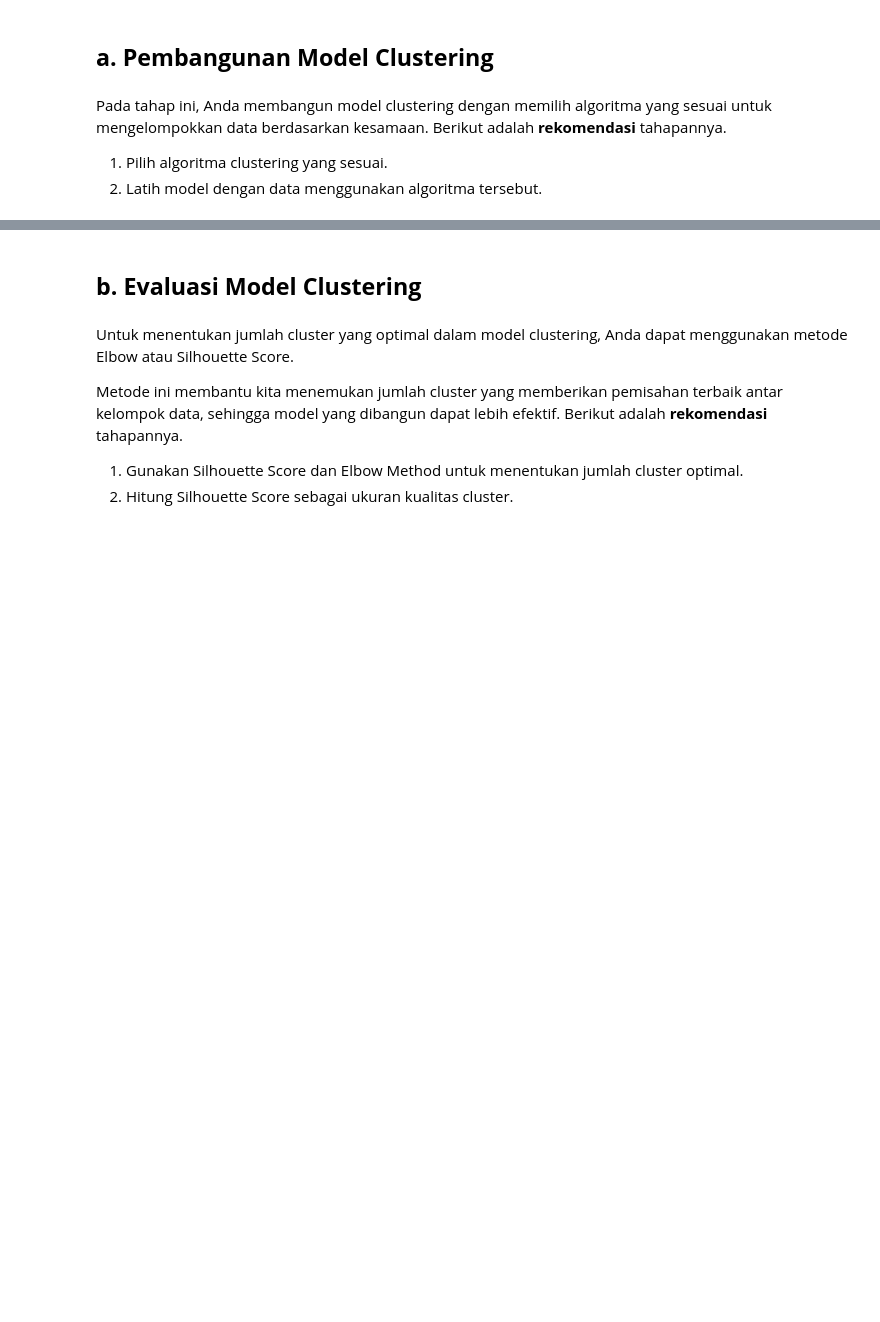
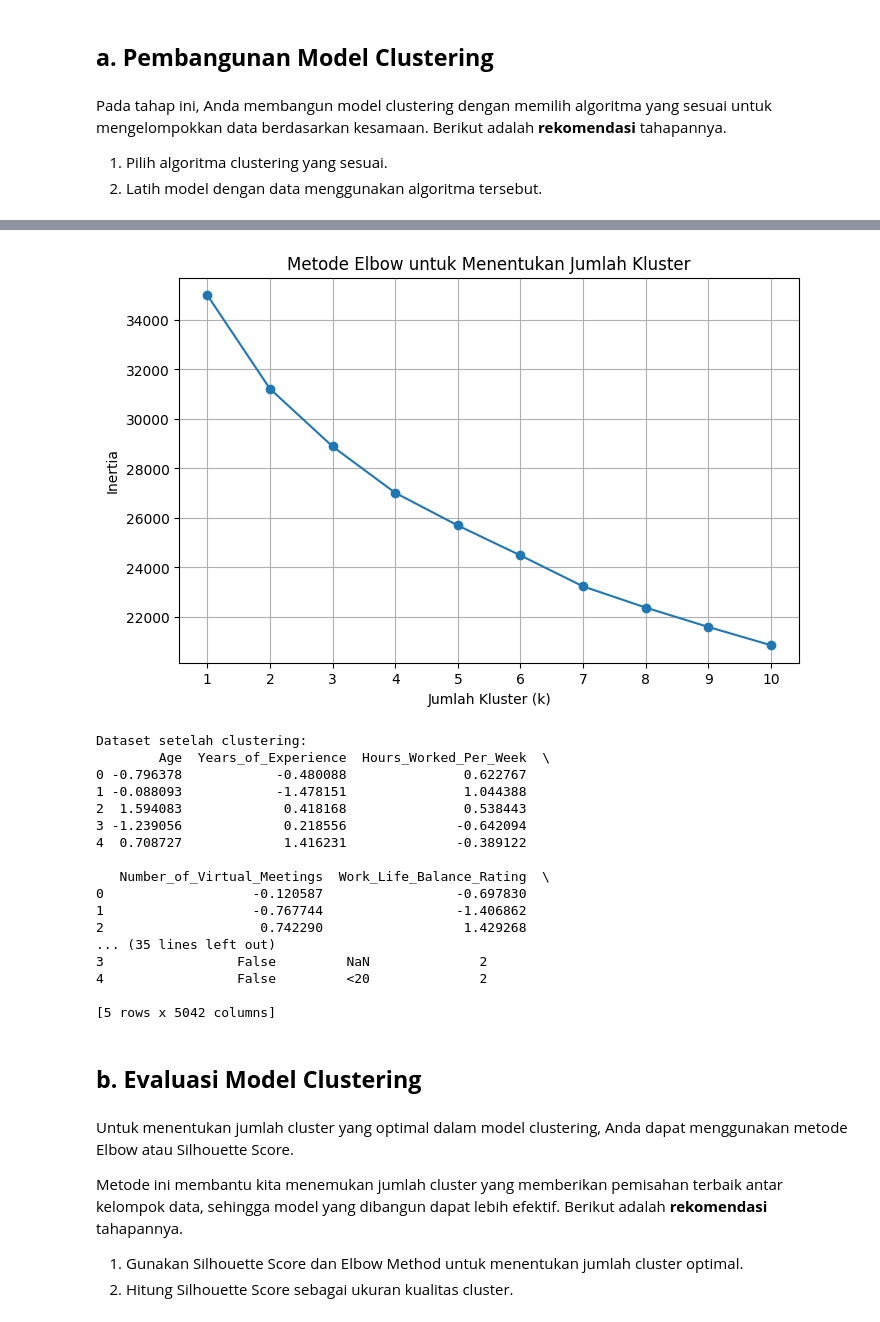
Before and after one commit to ZidanAlfarizaPutraPratama/MembangunProyekMachineLearning, a Jupyter notebook: notebooks/[Clustering]_Submission_Akhir_BMLP_Zidannnapp.ipynb, the cells around one changed output, grey strips where cells are left out. Cells and saved outputs as stored; diff of their text form; code cells hidden in the pictures; blank space fills up the shorter version.

```diff
--- a/notebooks/[Clustering]_Submission_Akhir_BMLP_Zidannnapp.ipynb
+++ b/notebooks/[Clustering]_Submission_Akhir_BMLP_Zidannnapp.ipynb
@@ -251,21 +319,3 @@ print(X.head())
 Pada tahap ini, Anda membangun model clustering dengan memilih algoritma yang sesuai untuk mengelompokkan data berdasarkan kesamaan. Berikut adalah **rekomendasi** tahapannya.
 1. Pilih algoritma clustering yang sesuai.
 2. Latih model dengan data menggunakan algoritma tersebut.
-# %%
-print("Memulai proses clustering...")
-kmeans = KMeans(n_clusters=3, random_state=42)
-labels = kmeans.fit_predict(X)
-
-# Menghitung Silhouette Score
-silhouette_avg = silhouette_score(X, labels)
-
-# Mengurangi dimensi untuk visualisasi
-pca = PCA(n_components=2)
-X_pca = pca.fit_transform(X)
-
-# Menambahkan label cluster ke DataFrame
-data['Cluster'] = labels
-
-# Tampilkan data dengan label cluster
-print("Data dengan Label Cluster:")
-print(data.head())
@@ -288,3 +322,59 @@ Data dengan Label Cluster:
+# %%
+from sklearn.cluster import KMeans
+import matplotlib.pyplot as plt
+
+# Memilih jumlah kluster (k)
+# Anda bisa menggunakan metode Elbow untuk menentukan jumlah kluster yang optimal
+inertia = []
+k_values = range(1, 11)  # Mencoba k dari 1 hingga 10
+
+for k in k_values:
+    kmeans = KMeans(n_clusters=k, random_state=42)
+    kmeans.fit(data[numeric_features])  # Menggunakan fitur numerik untuk clustering
+    inertia.append(kmeans.inertia_)
+
+# Visualisasi Metode Elbow
+plt.figure(figsize=(8, 5))
+plt.plot(k_values, inertia, marker='o')
+plt.title('Metode Elbow untuk Menentukan Jumlah Kluster')
+plt.xlabel('Jumlah Kluster (k)')
+plt.ylabel('Inertia')
+plt.xticks(k_values)
+plt.grid()
+plt.show()
+
+# Memilih jumlah kluster (k) berdasarkan hasil visualisasi (misal k=3)
+optimal_k = 3
+kmeans = KMeans(n_clusters=optimal_k, random_state=42)
+
+# Melatih model dengan data
+kmeans.fit(data[numeric_features])
+
+# Menambahkan label kluster ke dataset
+data['Cluster_Label'] = kmeans.labels_
+
+# Menampilkan hasil akhir dengan label kluster
+print("Dataset setelah clustering:")
+print(data.head())
+# %% [output]
+[figure, added]
+Dataset setelah clustering:
+        Age  Years_of_Experience  Hours_Worked_Per_Week  \
+0 -0.796378            -0.480088               0.622767
+1 -0.088093            -1.478151               1.044388
+2  1.594083             0.418168               0.538443
+3 -1.239056             0.218556              -0.642094
+4  0.708727             1.416231              -0.389122
+
+   Number_of_Virtual_Meetings  Work_Life_Balance_Rating  \
+0                   -0.120587                 -0.697830
+1                   -0.767744                 -1.406862
+2                    0.742290                  1.429268
+... (35 lines left out)
+3                 False         NaN              2
+4                 False         <20              2
+
+[5 rows x 5042 columns]
 # %% [markdown]
 ## **b. Evaluasi Model Clustering**
 # %% [markdown]
```
Also changed, not shown: parts of 20 cells of this notebook, 9 other files.
